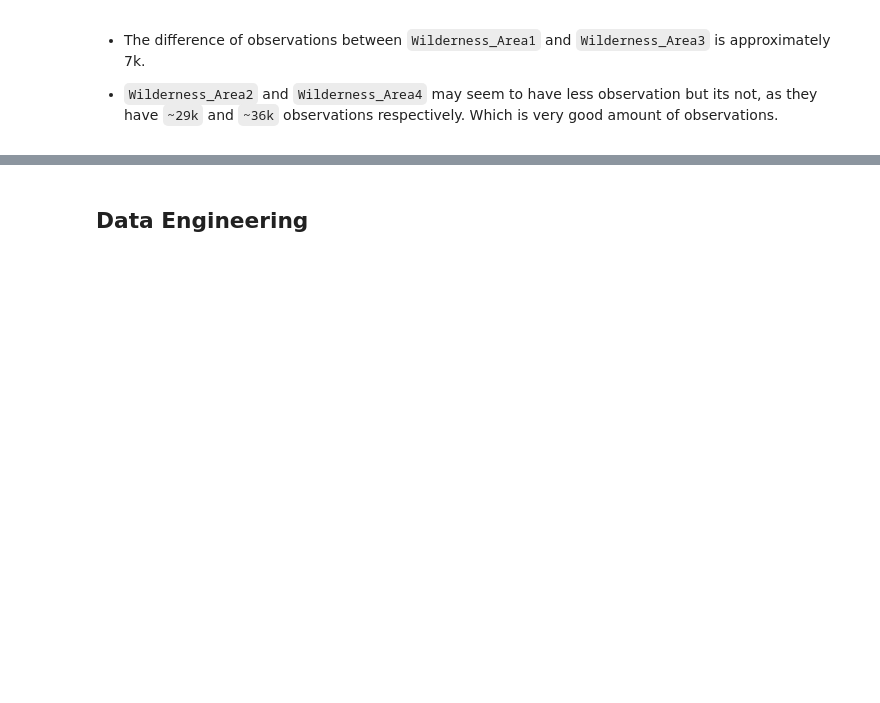
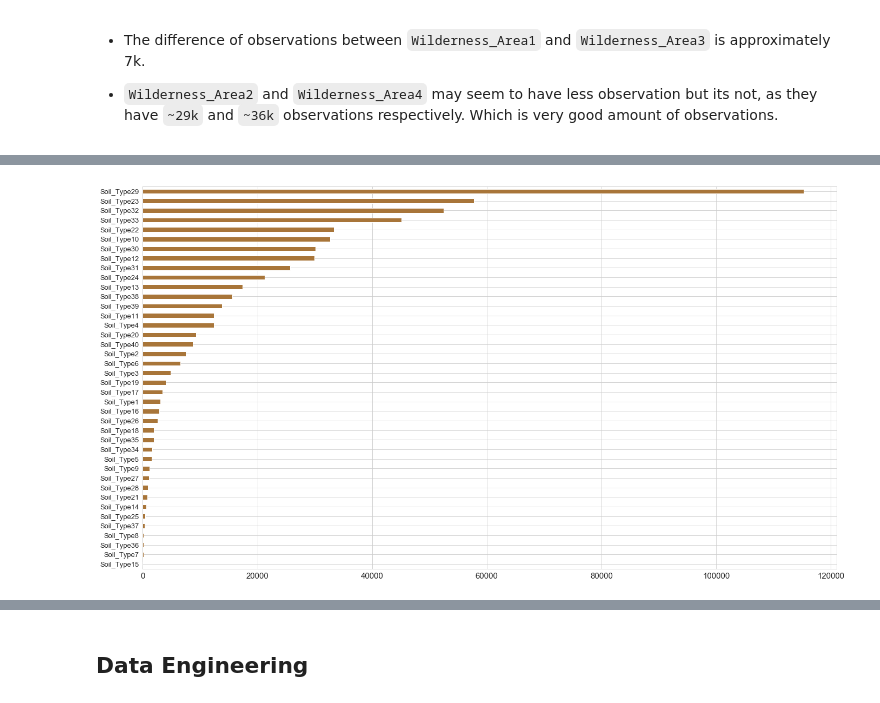
Before and after one commit to JuzerShakir/Forest_Cover-Type, a Jupyter notebook: result.ipynb, the cells around one changed output, grey strips where cells are left out. Saved outputs shown, nothing was run; the diff lists cells and outputs as text; code cells hidden in the pictures; blank space fills up the shorter version.

```diff
--- a/result.ipynb
+++ b/result.ipynb
@@ -443,0 +497,30 @@ dtype: int64
+# %%
+####    3    #####
+# Horizontal Bar plot
+# Soil Type Count
+
+# plot bg
+sns.set_style("whitegrid")
+
+# select all rows and first 4 columns, sum it, and pass it as a series
+soil_type_df = pd.Series(binary_fea.iloc[:,4:].sum())
+
+# will sort values in descending order
+soil_type_df.sort_values(ascending = False, inplace = True)
+
+# plot horizontal bar with given size using color defined
+soil_type_df.plot(kind='barh', figsize=(23, 13), color= '#a87539')
+
+# horizontal bar flips columns in ascending order, this will filp it to descending
+plt.gca().invert_yaxis()
+
+# x-axis label size, setting label rotations
+plt.xticks(rotation = 'horizontal', size = 15)
+# y-axis label size
+plt.yticks(size = 13)
+
+
+# display plot
+plt.show()
+# %% [output]
+[figure, added]
```
Also changed, not shown: parts of 9 cells of this notebook.
